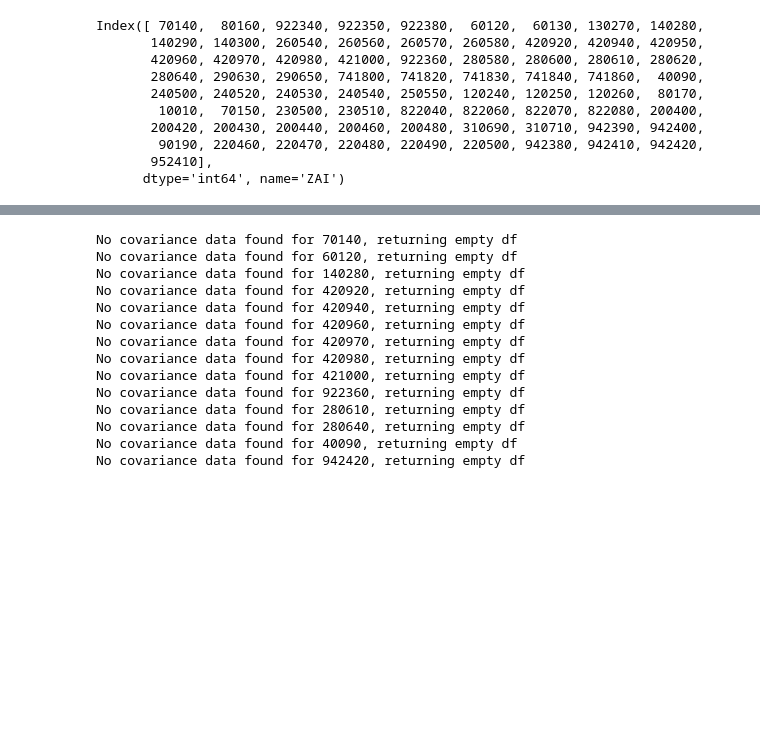
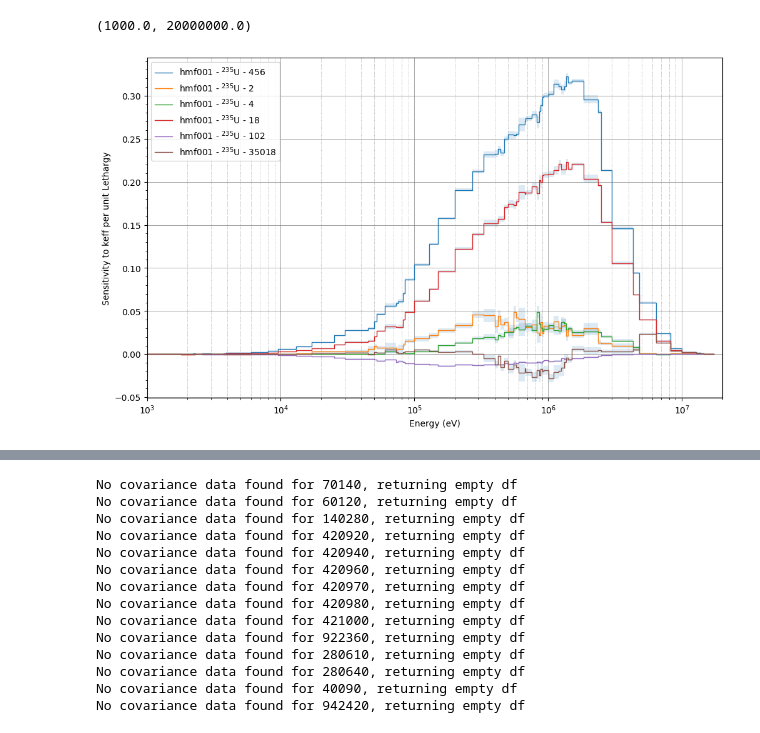
Before and after one commit to daan1392/PROT, a Jupyter notebook: notebooks/gls_on_benchmarks.ipynb, the cells around one changed output, grey strips where cells are left out. Drawn from its saved outputs; the diff is of its cells as text; code cells hidden in the pictures; blank space fills up the shorter version.

```diff
--- a/notebooks/gls_on_benchmarks.ipynb
+++ b/notebooks/gls_on_benchmarks.ipynb
@@ -11,15 +27,9 @@ bmarks = prot.benchmarks.BenchmarkSuite.from_hdf5(r'C:\Users\dhouben\Documents\d
 # %%
 ZAIs = bmarks.S.index.get_level_values('ZAI').unique()
-# %%
-ZAIs
-# %% [output]
-Index([ 70140,  80160, 922340, 922350, 922380,  60120,  60130, 130270, 140280,
-       140290, 140300, 260540, 260560, 260570, 260580, 420920, 420940, 420950,
-       420960, 420970, 420980, 421000, 922360, 280580, 280600, 280610, 280620,
-       280640, 290630, 290650, 741800, 741820, 741830, 741840, 741860,  40090,
-       240500, 240520, 240530, 240540, 250550, 120240, 120250, 120260,  80170,
-        10010,  70150, 230500, 230510, 822040, 822060, 822070, 822080, 200400,
-       200420, 200430, 200440, 200460, 200480, 310690, 310710, 942390, 942400,
-        90190, 220460, 220470, 220480, 220490, 220500, 942380, 942410, 942420,
-       952410],
-      dtype='int64', name='ZAI')
+# %%
+fig, ax = plt.subplots(figsize=(10,6), layout='constrained')
+prot.sensitivity.Sensitivity(bmarks.get_benchmark('hmf001').S).plot_sensitivity([922350], [456, 2, 4, 18, 102, 35018], ax=ax)
+ax.set_xlim(1e3, 2e7)
+# %% [output]
+(1000.0, 20000000.0)
+[figure, added]
```
Also changed, not shown: parts of 44 cells of this notebook, 7 other files.
